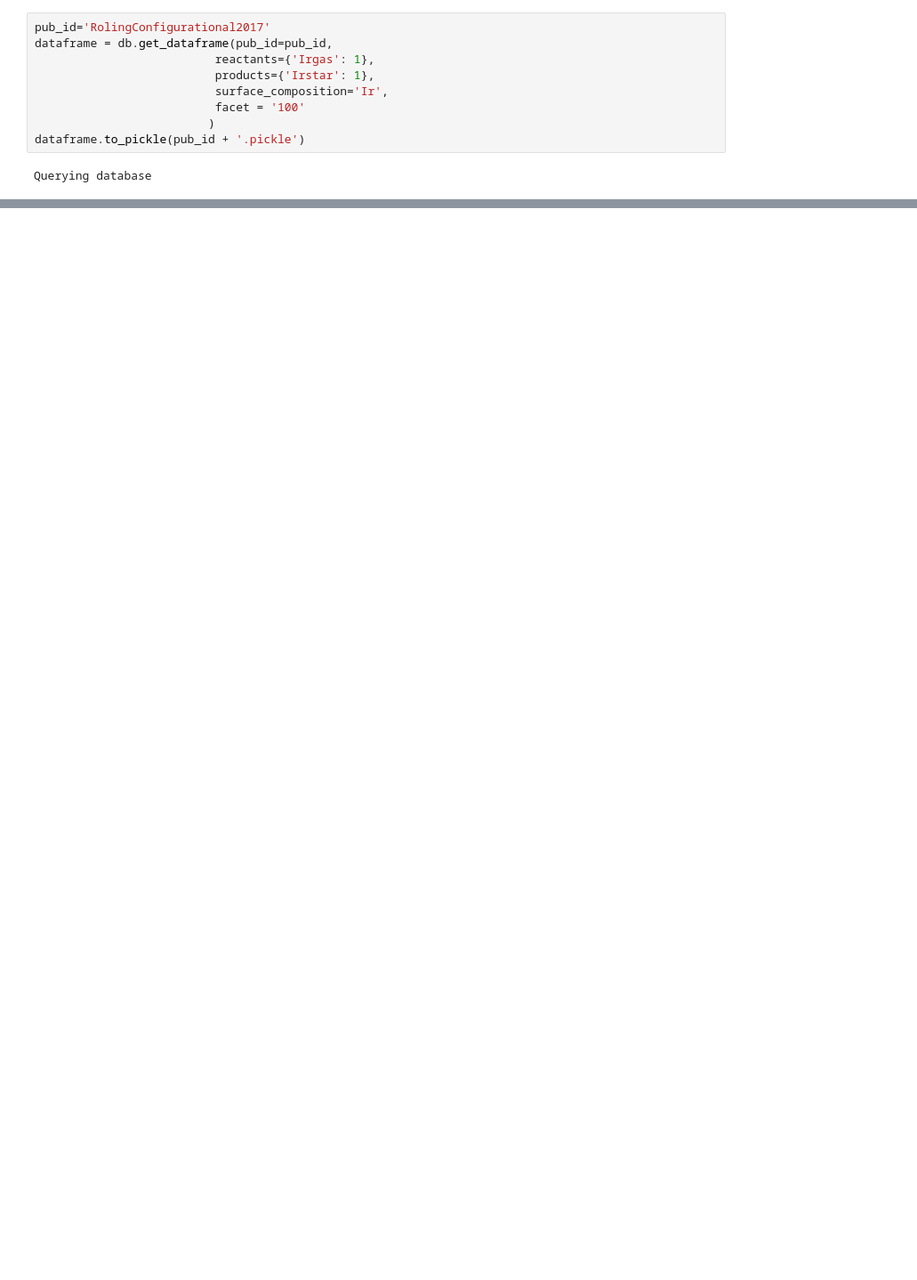
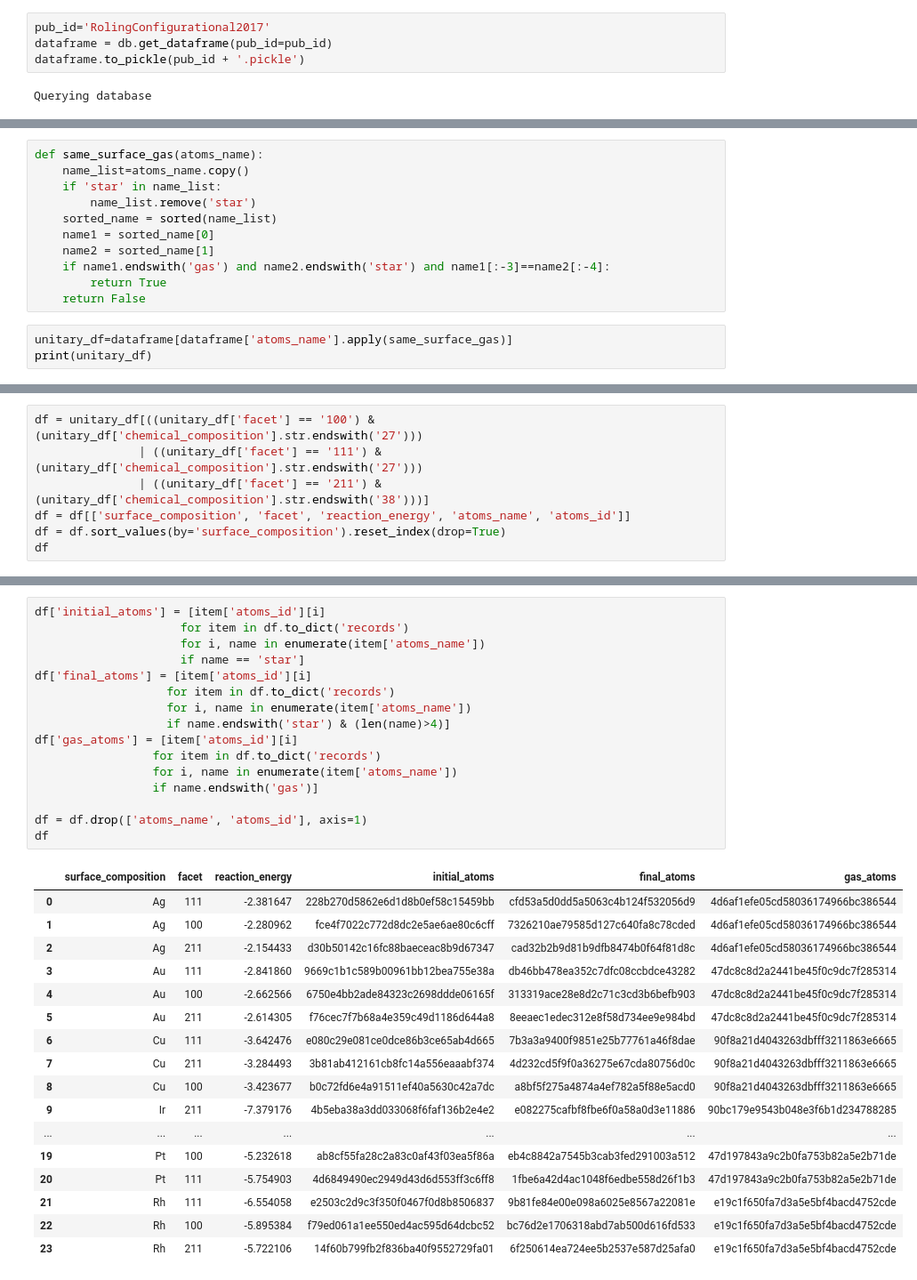
Before and after one commit to jhyeonjung97/orange, a Jupyter notebook: cathub-example.ipynb, the cells around one changed output, grey strips where cells are left out. Shown at 89% size. Cells and saved outputs as stored; diff of their text form; blank space fills up the shorter version.

```diff
--- a/cathub-example.ipynb
+++ b/cathub-example.ipynb
@@ -5,12 +4,7 @@ from cathub.cathubsql import CathubSQL
 db = CathubSQL()
 # %%
 pub_id='RolingConfigurational2017'
-dataframe = db.get_dataframe(pub_id=pub_id,
-                          reactants={'Irgas': 1},
-                          products={'Irstar': 1},
-                          surface_composition='Ir',
-                          facet = '100'
-                         )
+dataframe = db.get_dataframe(pub_id=pub_id)
 dataframe.to_pickle(pub_id + '.pickle')
 # %% [output]
 Querying database
@@ -36,0 +31,14 @@ print(dataframe)
+# %%
+def same_surface_gas(atoms_name):
+    name_list=atoms_name.copy()
+    if 'star' in name_list:
+        name_list.remove('star')
+    sorted_name = sorted(name_list)
+    name1 = sorted_name[0]
+    name2 = sorted_name[1]
+    if name1.endswith('gas') and name2.endswith('star') and name1[:-3]==name2[:-4]:
+        return True
+    return False
+# %%
+unitary_df=dataframe[dataframe['atoms_name'].apply(same_surface_gas)]
+print(unitary_df)
@@ -36,0 +95,7 @@ print(dataframe)
+# %%
+df = unitary_df[((unitary_df['facet'] == '100') & (unitary_df['chemical_composition'].str.endswith('27')))
+               | ((unitary_df['facet'] == '111') & (unitary_df['chemical_composition'].str.endswith('27')))
+               | ((unitary_df['facet'] == '211') & (unitary_df['chemical_composition'].str.endswith('38')))]
+df = df[['surface_composition', 'facet', 'reaction_energy', 'atoms_name', 'atoms_id']]
+df = df.sort_values(by='surface_composition').reset_index(drop=True)
+df
@@ -36,0 +120,34 @@ print(dataframe)
+# %%
+df['initial_atoms'] = [item['atoms_id'][i]
+                     for item in df.to_dict('records')
+                     for i, name in enumerate(item['atoms_name'])
+                     if name == 'star']
+df['final_atoms'] = [item['atoms_id'][i]
+                   for item in df.to_dict('records')
+                   for i, name in enumerate(item['atoms_name'])
+                   if name.endswith('star') & (len(name)>4)]
+df['gas_atoms'] = [item['atoms_id'][i]
+                 for item in df.to_dict('records')
+                 for i, name in enumerate(item['atoms_name'])
+                 if name.endswith('gas')]
+
+df = df.drop(['atoms_name', 'atoms_id'], axis=1)
+df
+# %% [output]
+|  | surface_composition | facet | reaction_energy | initial_atoms | final_atoms | gas_atoms |
+| 0 | Ag | 111 | -2.381647 | 228b270d5862e6d1d8b0ef58c15459bb | cfd53a5d0dd5a5063c4b124f532056d9 | 4d6af1efe05cd58036174966bc386544 |
+| 1 | Ag | 100 | -2.280962 | fce4f7022c772d8dc2e5ae6ae80c6cff | 7326210ae79585d127c640fa8c78cded | 4d6af1efe05cd58036174966bc386544 |
+| 2 | Ag | 211 | -2.154433 | d30b50142c16fc88baeceac8b9d67347 | cad32b2b9d81b9dfb8474b0f64f81d8c | 4d6af1efe05cd58036174966bc386544 |
+| 3 | Au | 111 | -2.841860 | 9669c1b1c589b00961bb12bea755e38a | db46bb478ea352c7dfc08ccbdce43282 | 47dc8c8d2a2441be45f0c9dc7f285314 |
+| 4 | Au | 100 | -2.662566 | 6750e4bb2ade84323c2698ddde06165f | 313319ace28e8d2c71c3cd3b6befb903 | 47dc8c8d2a2441be45f0c9dc7f285314 |
+| 5 | Au | 211 | -2.614305 | f76cec7f7b68a4e359c49d1186d644a8 | 8eeaec1edec312e8f58d734ee9e984bd | 47dc8c8d2a2441be45f0c9dc7f285314 |
+| 6 | Cu | 111 | -3.642476 | e080c29e081ce0dce86b3ce65ab4d665 | 7b3a3a9400f9851e25b77761a46f8dae | 90f8a21d4043263dbfff3211863e6665 |
+| 7 | Cu | 211 | -3.284493 | 3b81ab412161cb8fc14a556eaaabf374 | 4d232cd5f9f0a36275e67cda80756d0c | 90f8a21d4043263dbfff3211863e6665 |
+| 8 | Cu | 100 | -3.423677 | b0c72fd6e4a91511ef40a5630c42a7dc | a8bf5f275a4874a4ef782a5f88e5acd0 | 90f8a21d4043263dbfff3211863e6665 |
+| 9 | Ir | 211 | -7.379176 | 4b5eba38a3dd033068f6faf136b2e4e2 | e082275cafbf8fbe6f0a58a0d3e11886 | 90bc179e9543b048e3f6b1d234788285 |
+| ... | ... | ... | ... | ... | ... | ... |
+| 19 | Pt | 100 | -5.232618 | ab8cf55fa28c2a83c0af43f03ea5f86a | eb4c8842a7545b3cab3fed291003a512 | 47d197843a9c2b0fa753b82a5e2b71de |
+| 20 | Pt | 111 | -5.754903 | 4d6849490ec2949d43d6d553ff3c6ff8 | 1fbe6a42d4ac1048f6edbe558d26f1b3 | 47d197843a9c2b0fa753b82a5e2b71de |
+| 21 | Rh | 111 | -6.554058 | e2503c2d9c3f350f0467f0d8b8506837 | 9b81fe84e00e098a6025e8567a22081e | e19c1f650fa7d3a5e5bf4bacd4752cde |
+| 22 | Rh | 100 | -5.895384 | f79ed061a1ee550ed4ac595d64dcbc52 | bc76d2e1706318abd7ab500d616fd533 | e19c1f650fa7d3a5e5bf4bacd4752cde |
+| 23 | Rh | 211 | -5.722106 | 14f60b799fb2f836ba40f9552729fa01 | 6f250614ea724ee5b2537e587d25afa0 | e19c1f650fa7d3a5e5bf4bacd4752cde |
```
Also changed, not shown: parts of 23 cells of this notebook, 2 other files.
